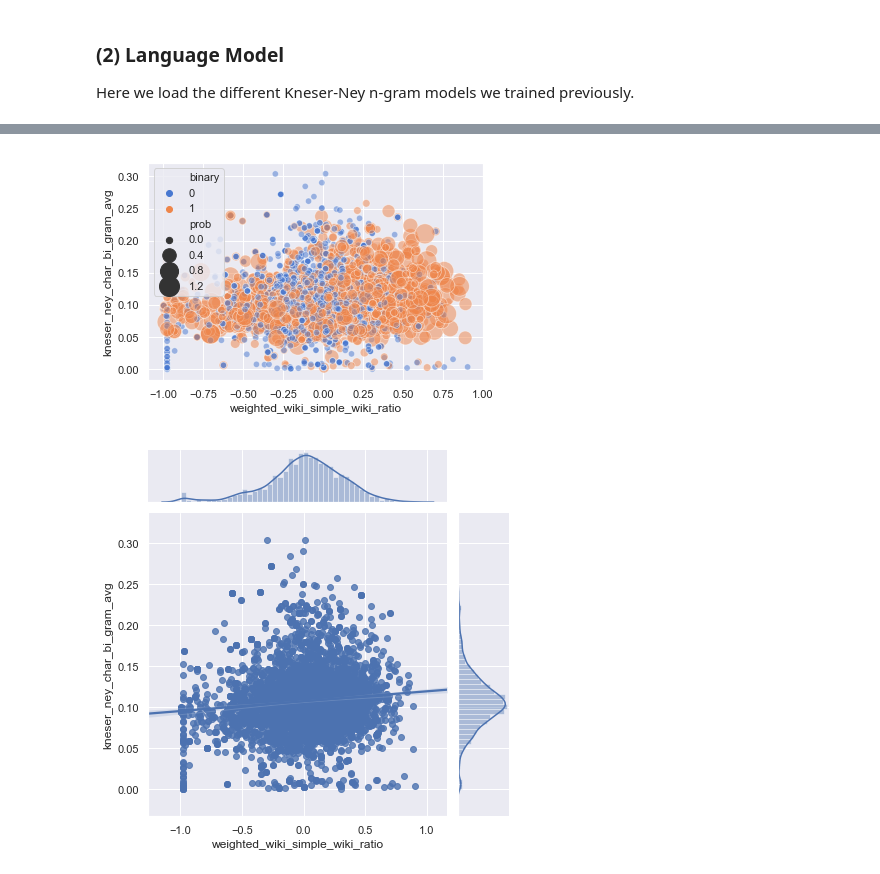
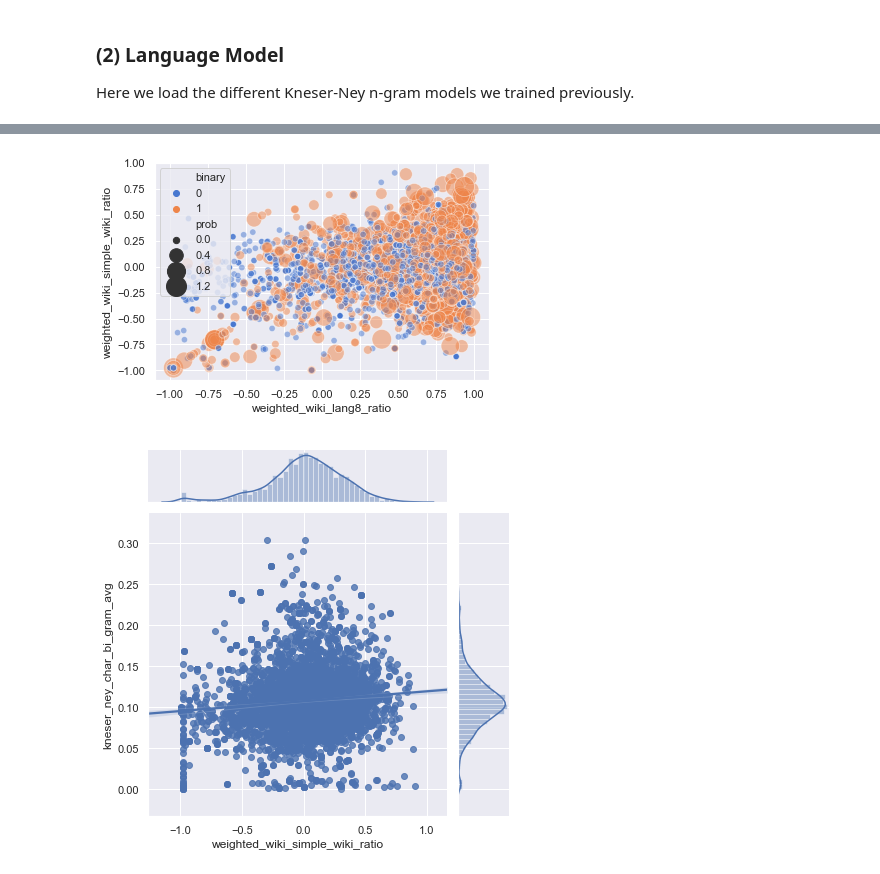
Before and after one commit to kristiankolthoff/CoWoPhId, a Jupyter notebook: python/features_cwi.ipynb, the cells around one changed output, grey strips where cells are left out. Saved outputs shown, nothing was run; the diff lists cells and outputs as text; code cells hidden in the pictures.

```diff
--- a/python/features_cwi.ipynb
+++ b/python/features_cwi.ipynb
@@ -109,6 +215,7 @@ def features_orthographic(dataframe):
     df['ratio_num_letters'] = df.target.apply(lambda target : agg_feat_num_average(target, ratio_num_letters))
     df['ratio_non_ascii_letters'] = df.target.apply(lambda target : agg_feat_num_average(target, ratio_non_ascii_letters))
     df['hyphenated'] = df.target.apply(lambda target : int('-' in target))
+    df = df.fillna(0)
     return df
 
 fc_orthographic = FeatureCategory('orthographic', features_orthographic)
@@ -639,6 +787,18 @@ with open('resources/language-models/ngram_word_2.json', 'rb') as fp:
 
 with open('resources/language-models/ngram_char_3.json', 'rb') as fp:
     ngram_char_3 = pickle.load(fp)
+
+with open('resources/language-models/ngram_char_2_complex.json', 'rb') as fp:
+    ngram_char_2_complex = pickle.load(fp)
+
+with open('resources/language-models/ngram_char_2_non_complex.json', 'rb') as fp:
+    ngram_char_2_non_complex = pickle.load(fp)
+
+with open('resources/language-models/ngram_char_2_complex_cleaned.json', 'rb') as fp:
+    ngram_char_2_complex_cleaned = pickle.load(fp)
+
+with open('resources/language-models/ngram_char_2_non_complex_cleaned.json', 'rb') as fp:
+    ngram_char_2_non_complex_cleaned = pickle.load(fp)
 
 def kneser_ney_word_uni_gram(target):
     return ngram_word_1.cond_prob(target)
@@ -659,6 +819,10 @@ def kneser_ney_char_bi_gram_avg(target):
     return np.mean([ngram_char_2.cond_prob(target[index+1], (character,))
             for index, character in enumerate(target) if index <= len(target)-2])
 
+def kneser_ney_char_bi_gram_avg_model(target, kn_model):
+    return np.mean([kn_model.cond_prob(target[index+1], (character,))
+            for index, character in enumerate(target) if index <= len(target)-2])
+
 def kneser_ney_char_tri_gram_avg(target):
     return np.mean([ngram_char_3.cond_prob(target[index+2], (character, target[index+1]))
             for index, character in enumerate(target) if index <= len(target)-3])
@@ -675,13 +833,13 @@ wordNetLemmatizer = WordNetLemmatizer()
 def features_corpus_based(dataframe):
     df = dataframe.copy()
     df['mrc_kf_freq'] = df.target.apply(lambda target : agg_feat_num_average(target, mrc_database, \
-                                                                    lambda word : word.kf_freq))
+                                                                    lambda word : word.kf_freq, 0))
     df['mrc_kf_ncats'] = df.target.apply(lambda target : agg_feat_num_average(target, mrc_database, \
-                                                                    lambda word : word.kf_ncats))
+                                                                    lambda word : word.kf_ncats, 0))
     df['mrc_tl_freq'] = df.target.apply(lambda target : agg_feat_num_average(target, mrc_database, \
-                                                                    lambda word : word.tl_freq))
+                                                                    lambda word : word.tl_freq, 0))
     df['mrc_brown_freq'] = df.target.apply(lambda target : agg_feat_num_average(target, mrc_database, \
-                                                                    lambda word : word.brown_freq))
+                                                                    lambda word : word.brown_freq, 0))
     df['freq_wiki'] = df.target.apply(lambda target : agg_feat_num_average(target, get_dict_count, word_freq_wiki))
     df['log_freq_wiki'] = df.freq_wiki.apply(lambda freq : np.nan_to_num(np.log(freq)))
     df['freq_simple_wiki'] = df.target.apply(lambda target : agg_feat_num_average(target, get_dict_count, word_freq_simple_wiki))
@@ -717,8 +875,21 @@ def features_corpus_based(dataframe):
                                                     kneser_ney_char_bi_gram_avg))
     df['kneser_ney_char_tri_gram_avg'] = df.target.apply(lambda target : agg_feat_num_average(target, \
                                                     kneser_ney_char_tri_gram_avg))
+    df['kneser_ney_char_bi_complex'] = df.target.apply(lambda target : agg_feat_num_average(target, \
+                                                    kneser_ney_char_bi_gram_avg_model, ngram_char_2_complex))
+    df['kneser_ney_char_bi_non_complex'] = df.target.apply(lambda target : agg_feat_num_average(target, \
+                                                    kneser_ney_char_bi_gram_avg_model, ngram_char_2_non_complex))
+    df['kneser_ney_char_bi_c_nc_ratio'] = df.kneser_ney_char_bi_complex / df.kneser_ney_char_bi_non_complex
+    df['kneser_ney_char_bi_complex_cl'] = df.target.apply(lambda target : agg_feat_num_average(target, \
+                                                    kneser_ney_char_bi_gram_avg_model, ngram_char_2_complex_cleaned))
+    df['kneser_ney_char_bi_non_complex_cl'] = df.target.apply(lambda target : agg_feat_num_average(target, \
+                                                    kneser_ney_char_bi_gram_avg_model, ngram_char_2_non_complex_cleaned))
+    df['kneser_ney_char_bi_c_nc_ratio_cl'] = df.kneser_ney_char_bi_complex_cl / df.kneser_ney_char_bi_non_complex_cl
     df['weighted_wiki_simple_wiki_ratio'] = df.target.apply(lambda target : agg_feat_num_average(target, \
-                                                                weighted_wiki_simple_wiki_ratio, N_WEIGHT))
+                                    weighted_freq_ratio, word_freq_wiki, word_freq_simple_wiki, WEIGHT_WIKI_SIMPLE_WIKI))
+    df['weighted_wiki_lang8_ratio'] = df.target.apply(lambda target : agg_feat_num_average(target, \
+                                    weighted_freq_ratio, word_freq_wiki, word_freq_lang8, WEIGHT_WIKI_SIMPLE_WIKI))
+    df = df.fillna(0)
     return df
 
 fc_corpus_based = FeatureCategory('corpus-based', features_corpus_based)
@@ -753,19 +902,19 @@ concat_features = concat_feature_datasets(dataset_fc_corpus_based, dataset_fc_or
 # %%
 import seaborn as sns
 import matplotlib.pyplot as plt
 
 sns.set(style="darkgrid")
 
 #Select wikipedia train set of concatenation
 data = concat_features[0].train
-#data = data.loc[data.cal_ngram_2_sim_min<0.3,]
+data = data.loc[data.kneser_ney_char_bi_c_nc_ratio_cl<1.2,]
 #data['kneser20'] = data.kneser_ney_word_uni_gram * 10000
 #data = data.loc[data.kneser20<10,]
-complexity_plot_1 = sns.scatterplot(x="weighted_wiki_simple_wiki_ratio", y="kneser_ney_char_bi_gram_avg", hue="binary", size='prob',
+complexity_plot_1 = sns.scatterplot(x="weighted_wiki_lang8_ratio", y="weighted_wiki_simple_wiki_ratio", hue="binary", size='prob',
             sizes=(40, 400), alpha=.5, palette="muted",
             data=data)
 plt.show(complexity_plot_1)
 # %% [output]
-[figure, old version]
+[figure, new version]
 # %%
 figure = complexity_plot_1.get_figure()
```
Also changed, not shown: parts of 54 cells of this notebook.
